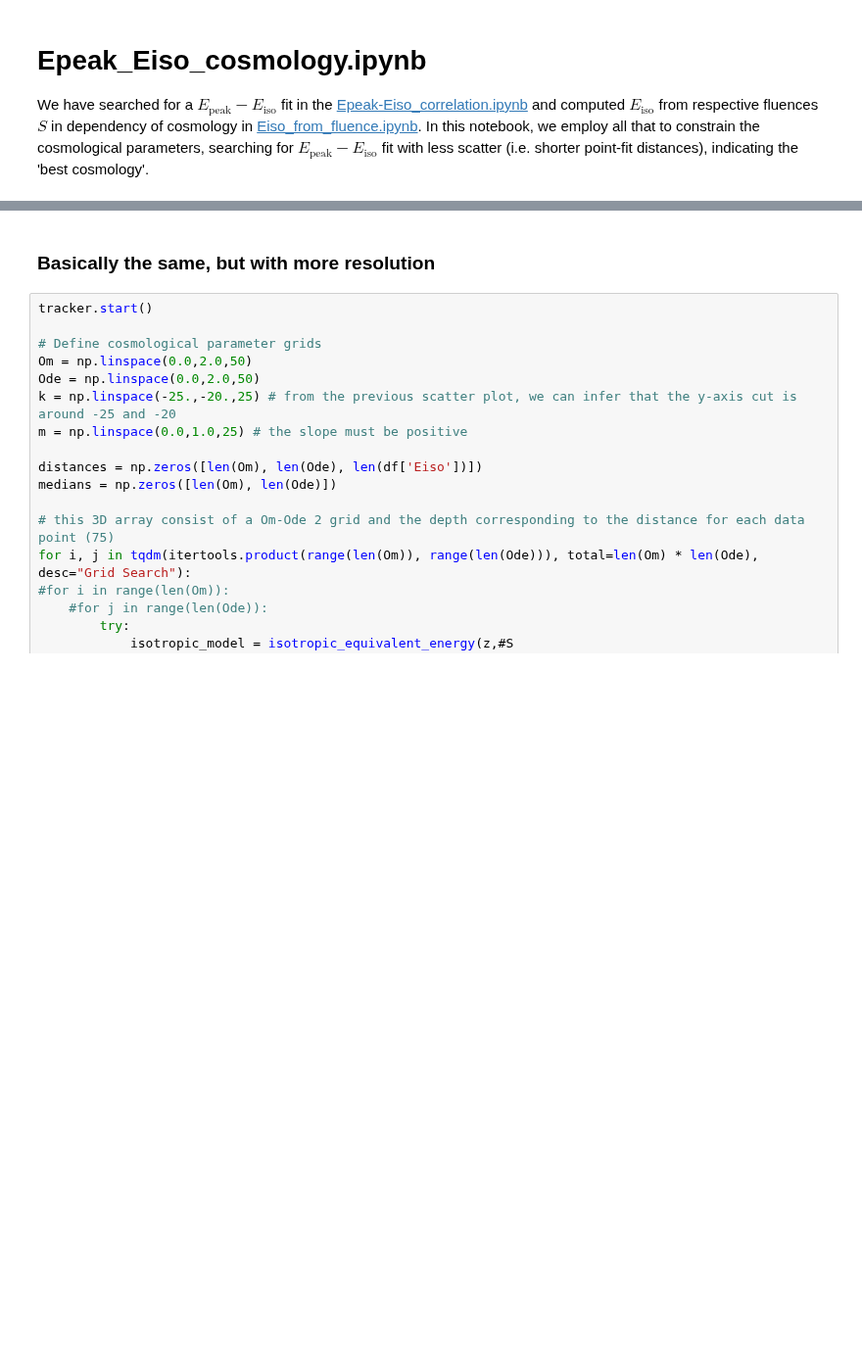
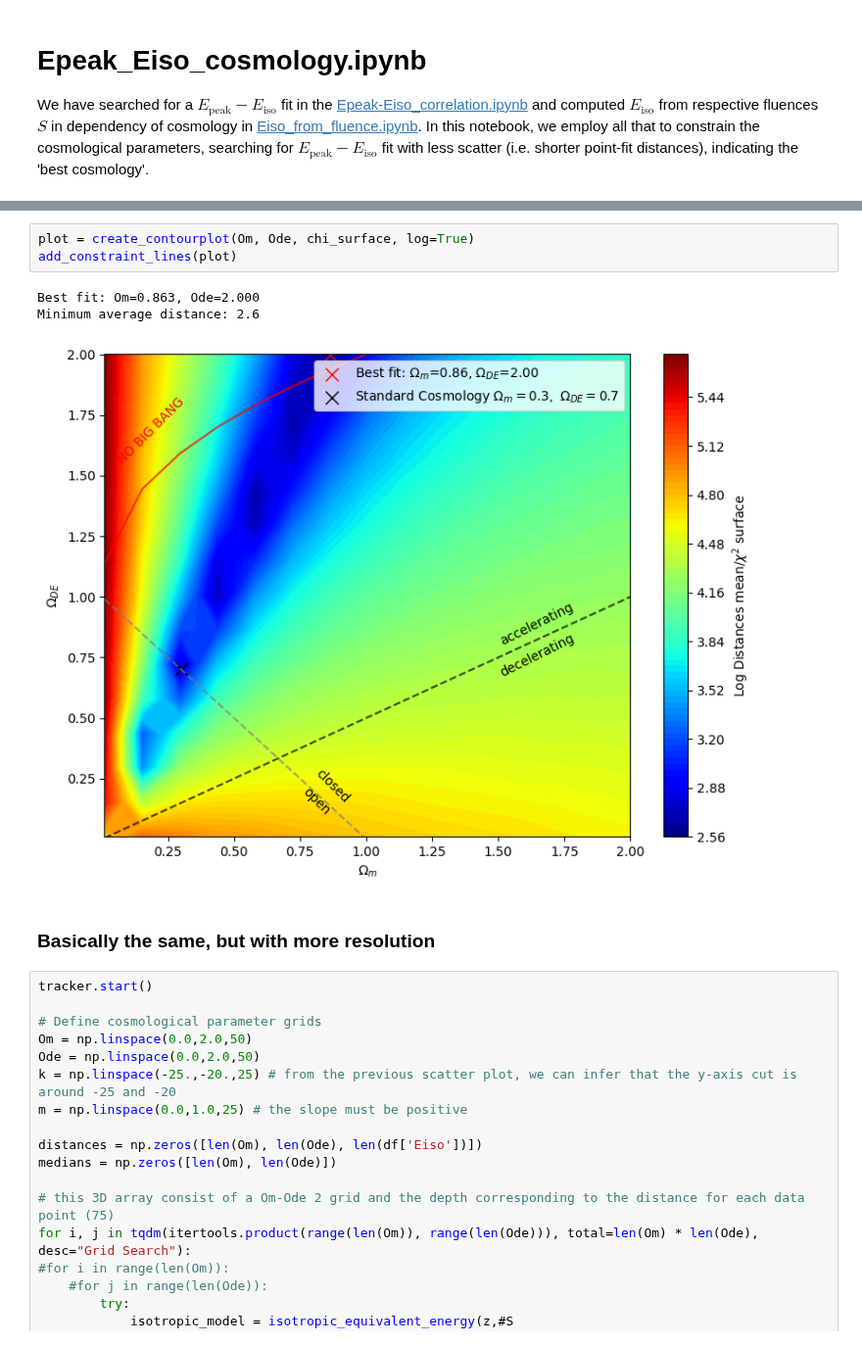
Before and after one commit to joanalnu/OAB-INAF, a Jupyter notebook: Epeak_Eiso_cosmology.ipynb, the cells around one changed output, grey strips where cells are left out. Shown at 98% size. Cells and saved outputs as stored; diff of their text form; blank space fills up the shorter version.

```diff
--- a/Epeak_Eiso_cosmology.ipynb
+++ b/Epeak_Eiso_cosmology.ipynb
@@ -289,3 +357,10 @@ ValueError: setting an array element with a sequence.
+# %%
+plot = create_contourplot(Om, Ode, chi_surface, log=True)
+add_constraint_lines(plot)
+# %% [output]
+Best fit: Om=0.863, Ode=2.000
+Minimum average distance: 2.6
+[figure, added]
 # %% [markdown]
 ### Basically the same, but with more resolution
 # %%
```
Also changed, not shown: parts of 8 cells of this notebook.
